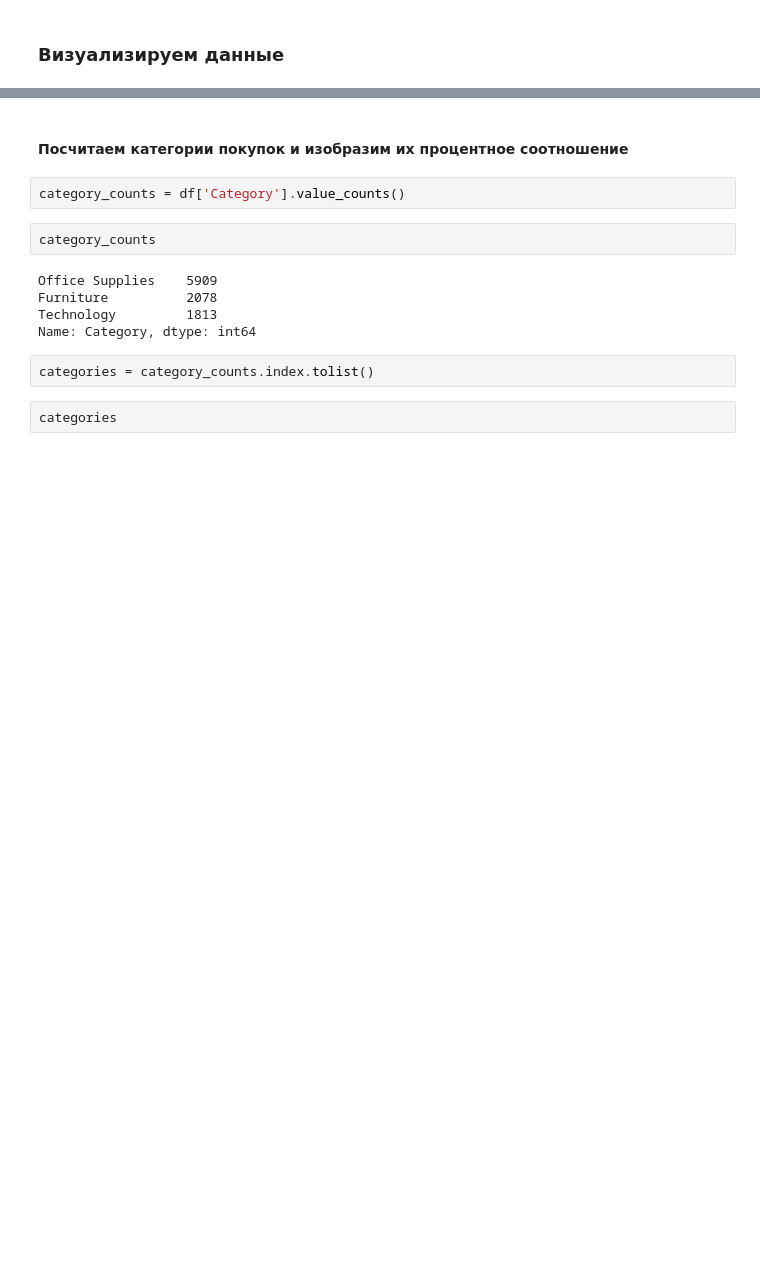
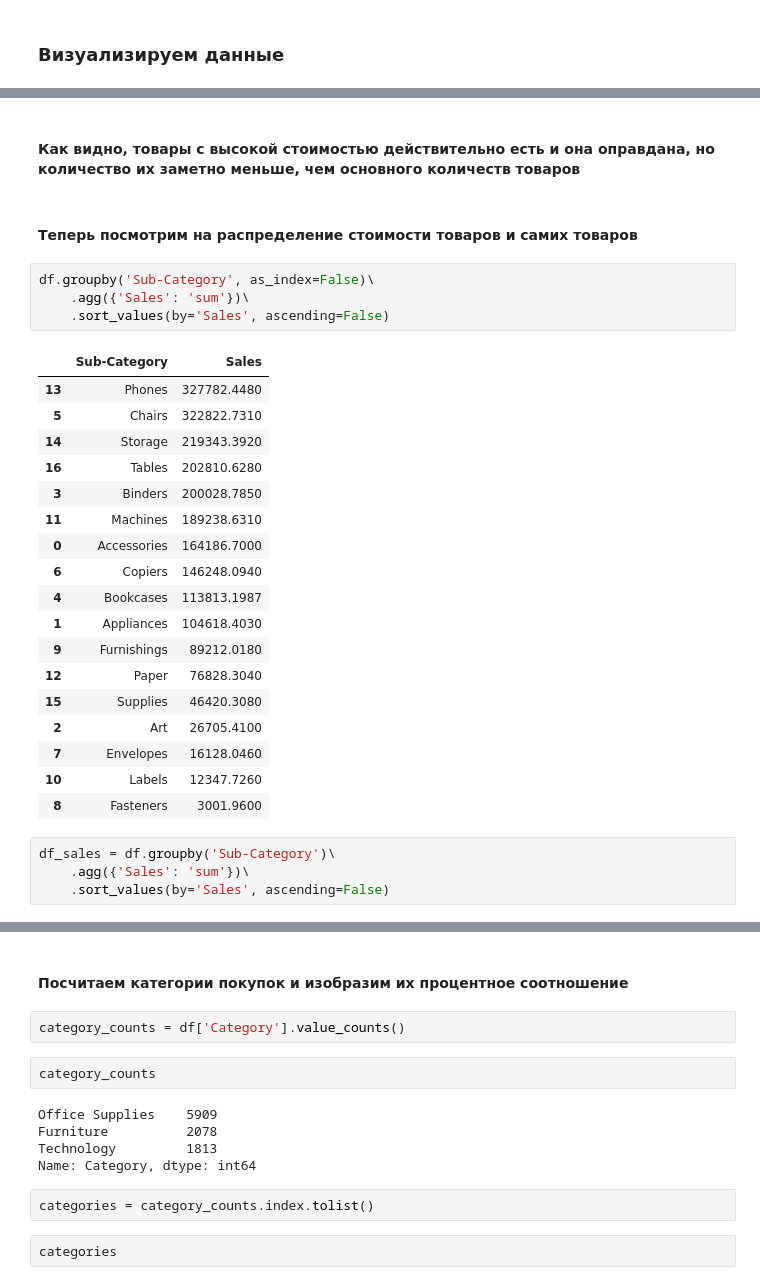
Before and after one commit to noblesseraizel/supermarket-EDA, a Jupyter notebook: exploratory _analysis_supermarket.ipynb, the cells around one changed output, grey strips where cells are left out. Drawn from its saved outputs; the diff is of its cells as text; blank space fills up the shorter version.

```diff
--- a/exploratory _analysis_supermarket.ipynb
+++ b/exploratory _analysis_supermarket.ipynb
@@ -164,0 +210,31 @@ df.head(3)
+# %% [markdown]
+#### Как видно, товары с высокой стоимостью действительно есть и она оправдана, но количество их заметно меньше, чем основного количеств товаров
+# %% [markdown]
+#### Теперь посмотрим на распределение стоимости товаров и самих товаров
+# %%
+df.groupby('Sub-Category', as_index=False)\
+    .agg({'Sales': 'sum'})\
+    .sort_values(by='Sales', ascending=False)
+# %% [output]
+|  | Sub-Category | Sales |
+| 13 | Phones | 327782.4480 |
+| 5 | Chairs | 322822.7310 |
+| 14 | Storage | 219343.3920 |
+| 16 | Tables | 202810.6280 |
+| 3 | Binders | 200028.7850 |
+| 11 | Machines | 189238.6310 |
+| 0 | Accessories | 164186.7000 |
+| 6 | Copiers | 146248.0940 |
+| 4 | Bookcases | 113813.1987 |
+| 1 | Appliances | 104618.4030 |
+| 9 | Furnishings | 89212.0180 |
+| 12 | Paper | 76828.3040 |
+| 15 | Supplies | 46420.3080 |
+| 2 | Art | 26705.4100 |
+| 7 | Envelopes | 16128.0460 |
+| 10 | Labels | 12347.7260 |
+| 8 | Fasteners | 3001.9600 |
+# %%
+df_sales = df.groupby('Sub-Category')\
+    .agg({'Sales': 'sum'})\
+    .sort_values(by='Sales', ascending=False)
```
Also changed, not shown: parts of 11 cells of this notebook.
